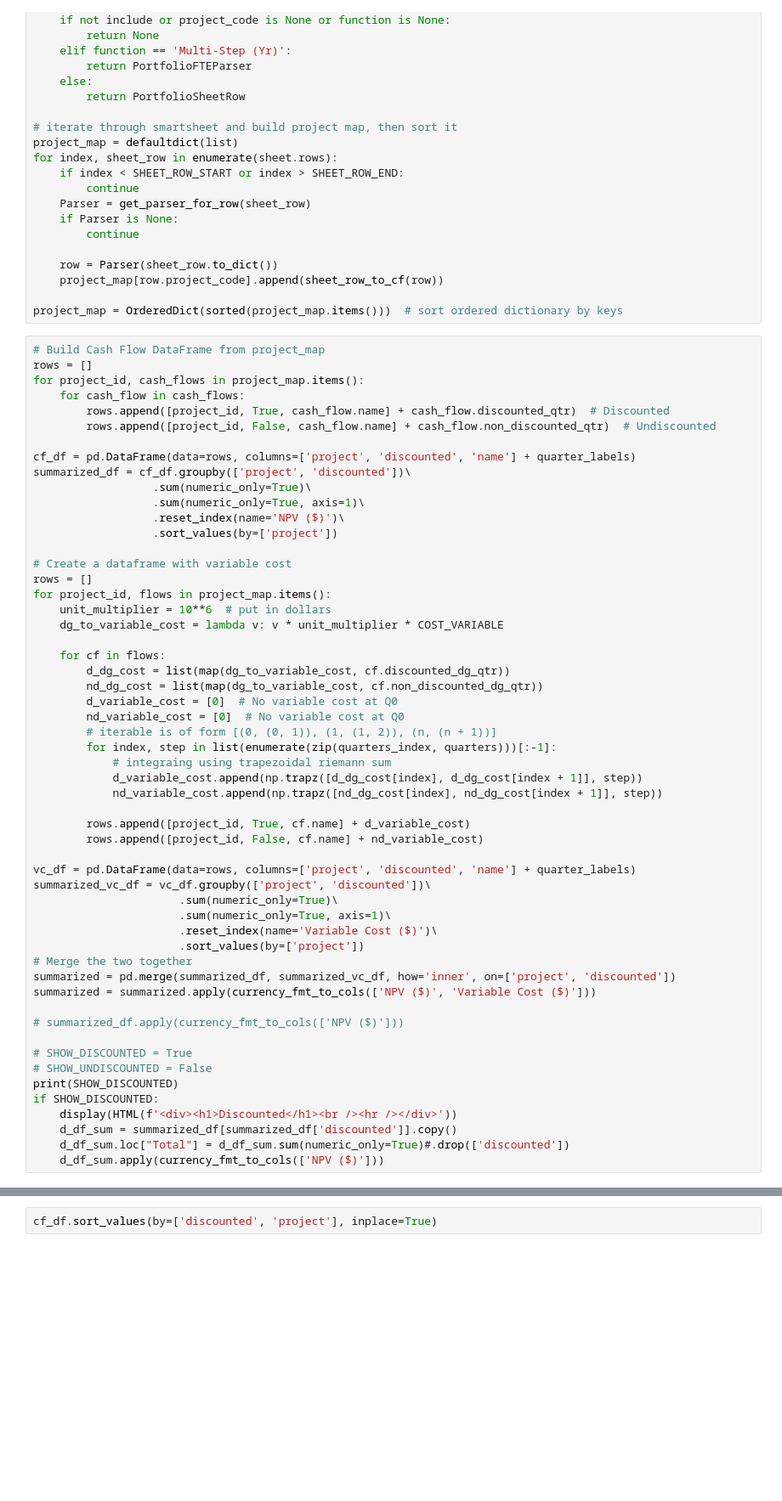
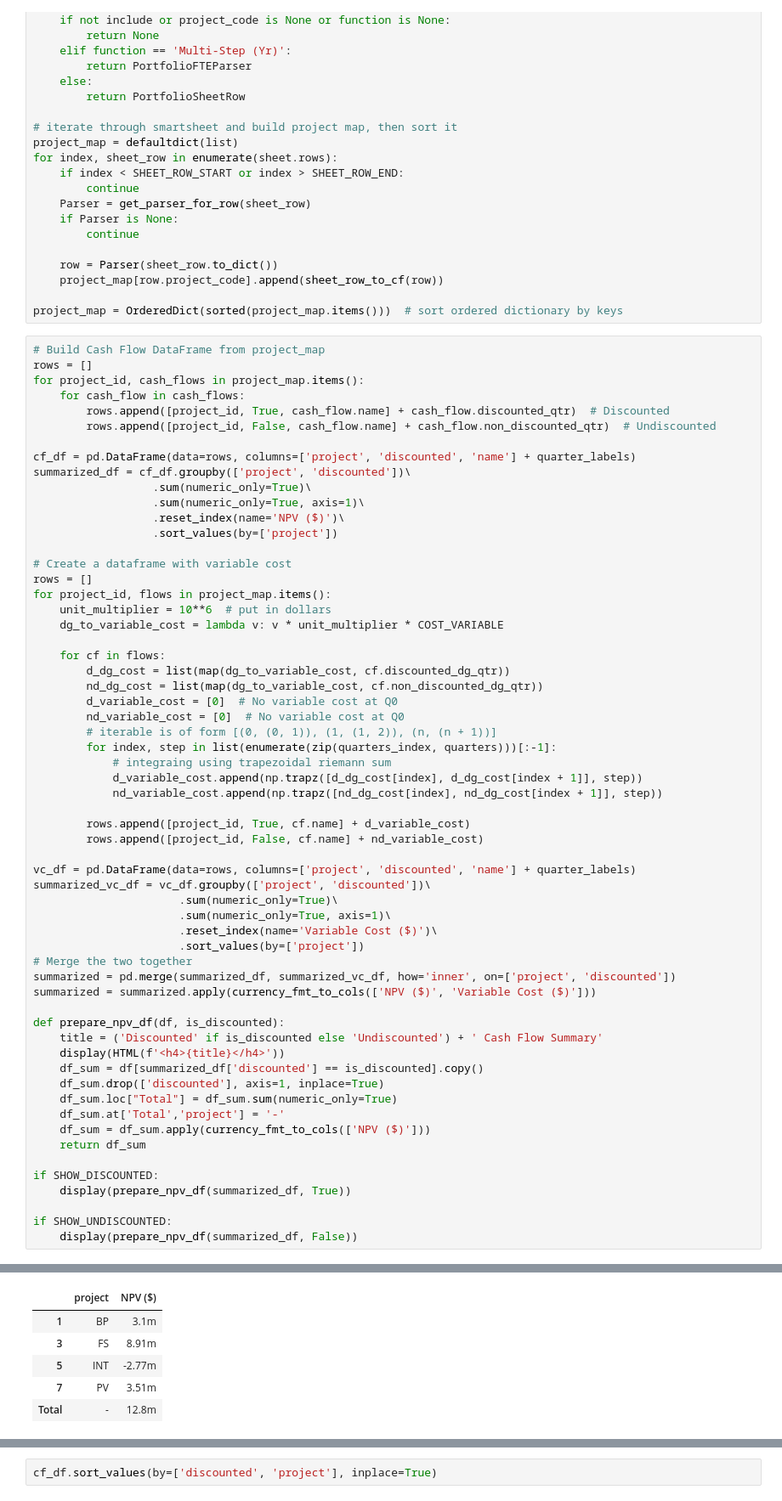
Before and after one commit to ldnelso2/portfolio, a Jupyter notebook: nz_portfolio_dashboard.ipynb, the cells around one changed output, grey strips where cells are left out. Shown at 85% size. Drawn from its saved outputs; the diff is of its cells as text; blank space fills up the shorter version.

Commit message:
clean up NPV summary table

```diff
--- a/nz_portfolio_dashboard.ipynb
+++ b/nz_portfolio_dashboard.ipynb
@@ -140,14 +140,19 @@ summarized_vc_df = vc_df.groupby(['project', 'discounted'])\
 summarized = pd.merge(summarized_df, summarized_vc_df, how='inner', on=['project', 'discounted'])
 summarized = summarized.apply(currency_fmt_to_cols(['NPV ($)', 'Variable Cost ($)']))
 
-# summarized_df.apply(currency_fmt_to_cols(['NPV ($)']))
+def prepare_npv_df(df, is_discounted):
+    title = ('Discounted' if is_discounted else 'Undiscounted') + ' Cash Flow Summary'
+    display(HTML(f'<h4>{title}</h4>'))
+    df_sum = df[summarized_df['discounted'] == is_discounted].copy()
+    df_sum.drop(['discounted'], axis=1, inplace=True)
+    df_sum.loc["Total"] = df_sum.sum(numeric_only=True)
+    df_sum.at['Total','project'] = '-'
+    df_sum = df_sum.apply(currency_fmt_to_cols(['NPV ($)']))
+    return df_sum
 
-# SHOW_DISCOUNTED = True
-# SHOW_UNDISCOUNTED = False
-print(SHOW_DISCOUNTED)
 if SHOW_DISCOUNTED:
-    display(HTML(f'<div><h1>Discounted</h1><br /><hr /></div>'))
-    d_df_sum = summarized_df[summarized_df['discounted']].copy()
-    d_df_sum.loc["Total"] = d_df_sum.sum(numeric_only=True)#.drop(['discounted'])
-    d_df_sum.apply(currency_fmt_to_cols(['NPV ($)']))
+    display(prepare_npv_df(summarized_df, True))
+
+if SHOW_UNDISCOUNTED:
+    display(prepare_npv_df(summarized_df, False))
 # %% [output]
@@ -156,3 +160,9 @@ Discounted
+|  | project | NPV ($) |
+| 1 | BP | 3.1m |
+| 3 | FS | 8.91m |
+| 5 | INT | -2.77m |
+| 7 | PV | 3.51m |
+| Total | - | 12.8m |
 # %%
 def gen_label(row):
     postfix = ''
```
Also changed, not shown: parts of 3 cells of this notebook.
